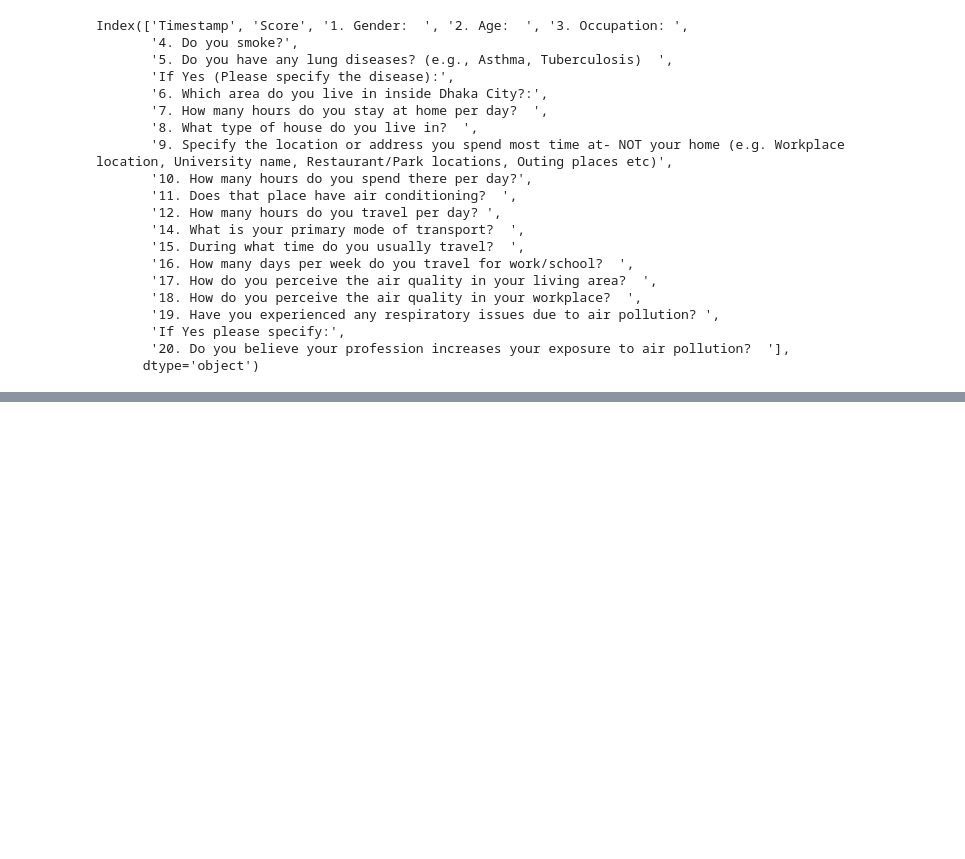
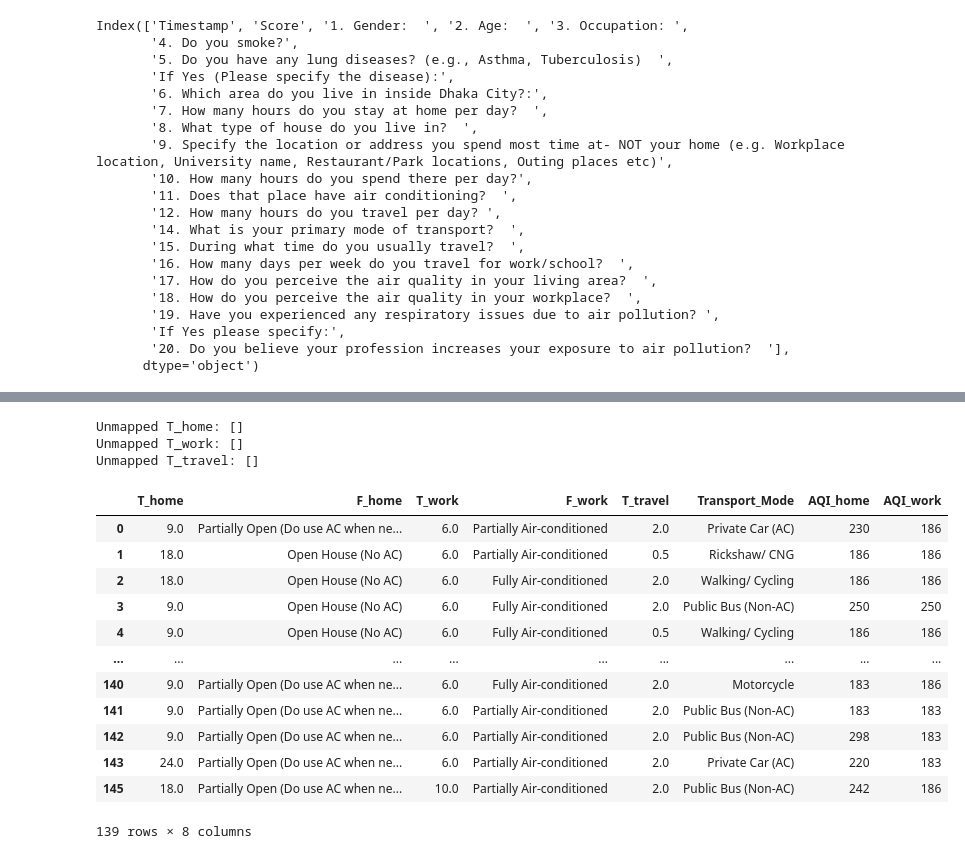
Before and after one commit to Wrudra/AirAwareDhaka, a Jupyter notebook: airawaredhaka.ipynb, the cells around one changed output, grey strips where cells are left out. Cells and saved outputs as stored; diff of their text form; code cells hidden in the pictures; blank space fills up the shorter version.

```diff
--- a/airawaredhaka.ipynb
+++ b/airawaredhaka.ipynb
@@ -84,0 +139,5 @@ df
+# %%
+# Filter rows and create a new DataFrame
+df_filtered = df_clean[df_clean['Home_Location'].isin(location_aqi.keys()) &
+                      df_clean['Work_Location'].isin(location_aqi.keys())].copy()
+print(f"Rows after removing unmapped locations: {len(df_filtered)}")
@@ -84,0 +146,10 @@ df
+# %%
+# Map locations to AQI values using .loc
+df_filtered.loc[:, 'AQI_home'] = df_filtered['Home_Location'].map(location_aqi)
+df_filtered.loc[:, 'AQI_work'] = df_filtered['Work_Location'].map(location_aqi)
+
+# Update original DataFrame if needed
+df = df_filtered.copy()
+
+# Display first few rows
+df.head()
@@ -84,0 +171,4 @@ df
+# %%
+# Drop Home_Location and Work_Location columns
+df = df.drop(['Home_Location', 'Work_Location'], axis=1)
+df.head()
@@ -84,0 +182,50 @@ df
+# %%
+# Define mappings for time columns based on the survey
+hours_mapping = {
+    # T_home
+    'Less than 6 hours': 3,
+    '6 -12 hours': 9,
+    'More than 12 hours': 18,
+    'Almost 24 hours': 24,
+    # T_work
+    'Less than 4 hours': 2,
+    '4 - 8 hours': 6,
+    '8 -12 hours': 10,
+    'More than 12 hours': 18,
+    'Almost 24 hours': 24,
+    # T_travel
+    'Less than 1 hour': 0.5,
+    '1-3 hours': 2,
+    '4 - 6 hours': 5,
+    '7 - 12 hours': 9.5,
+    'More than 12 hours': 18
+}
+
+# Convert time columns to numerical values
+df['T_home'] = df['T_home'].map(hours_mapping)
+df['T_work'] = df['T_work'].map(hours_mapping)
+df['T_travel'] = df['T_travel'].map(hours_mapping)
+
+# Check for any unmapped time values
+print("Unmapped T_home:", df['T_home'][df['T_home'].isna()].unique())
+print("Unmapped T_work:", df['T_work'][df['T_work'].isna()].unique())
+print("Unmapped T_travel:", df['T_travel'][df['T_travel'].isna()].unique())
+
+df
+# %% [output]
+Unmapped T_home: []
+Unmapped T_work: []
+Unmapped T_travel: []
+|  | T_home | F_home | T_work | F_work | T_travel | Transport_Mode | AQI_home | AQI_work |
+| 0 | 9.0 | Partially Open (Do use AC when ne... | 6.0 | Partially Air-conditioned | 2.0 | Private Car (AC) | 230 | 186 |
+| 1 | 18.0 | Open House (No AC) | 6.0 | Partially Air-conditioned | 0.5 | Rickshaw/ CNG | 186 | 186 |
+| 2 | 18.0 | Open House (No AC) | 6.0 | Fully Air-conditioned | 2.0 | Walking/ Cycling | 186 | 186 |
+| 3 | 9.0 | Open House (No AC) | 6.0 | Fully Air-conditioned | 2.0 | Public Bus (Non-AC) | 250 | 250 |
+| 4 | 9.0 | Open House (No AC) | 6.0 | Fully Air-conditioned | 0.5 | Walking/ Cycling | 186 | 186 |
+| ... | ... | ... | ... | ... | ... | ... | ... | ... |
+| 140 | 9.0 | Partially Open (Do use AC when ne... | 6.0 | Fully Air-conditioned | 2.0 | Motorcycle | 183 | 186 |
+| 141 | 9.0 | Partially Open (Do use AC when ne... | 6.0 | Partially Air-conditioned | 2.0 | Public Bus (Non-AC) | 183 | 183 |
+| 142 | 9.0 | Partially Open (Do use AC when ne... | 6.0 | Partially Air-conditioned | 2.0 | Public Bus (Non-AC) | 298 | 183 |
+| 143 | 24.0 | Partially Open (Do use AC when ne... | 6.0 | Partially Air-conditioned | 2.0 | Private Car (AC) | 220 | 183 |
+| 145 | 18.0 | Partially Open (Do use AC when ne... | 10.0 | Partially Air-conditioned | 2.0 | Public Bus (Non-AC) | 242 | 186 |
+139 rows × 8 columns
```
Also changed, not shown: parts of 9 cells of this notebook.
